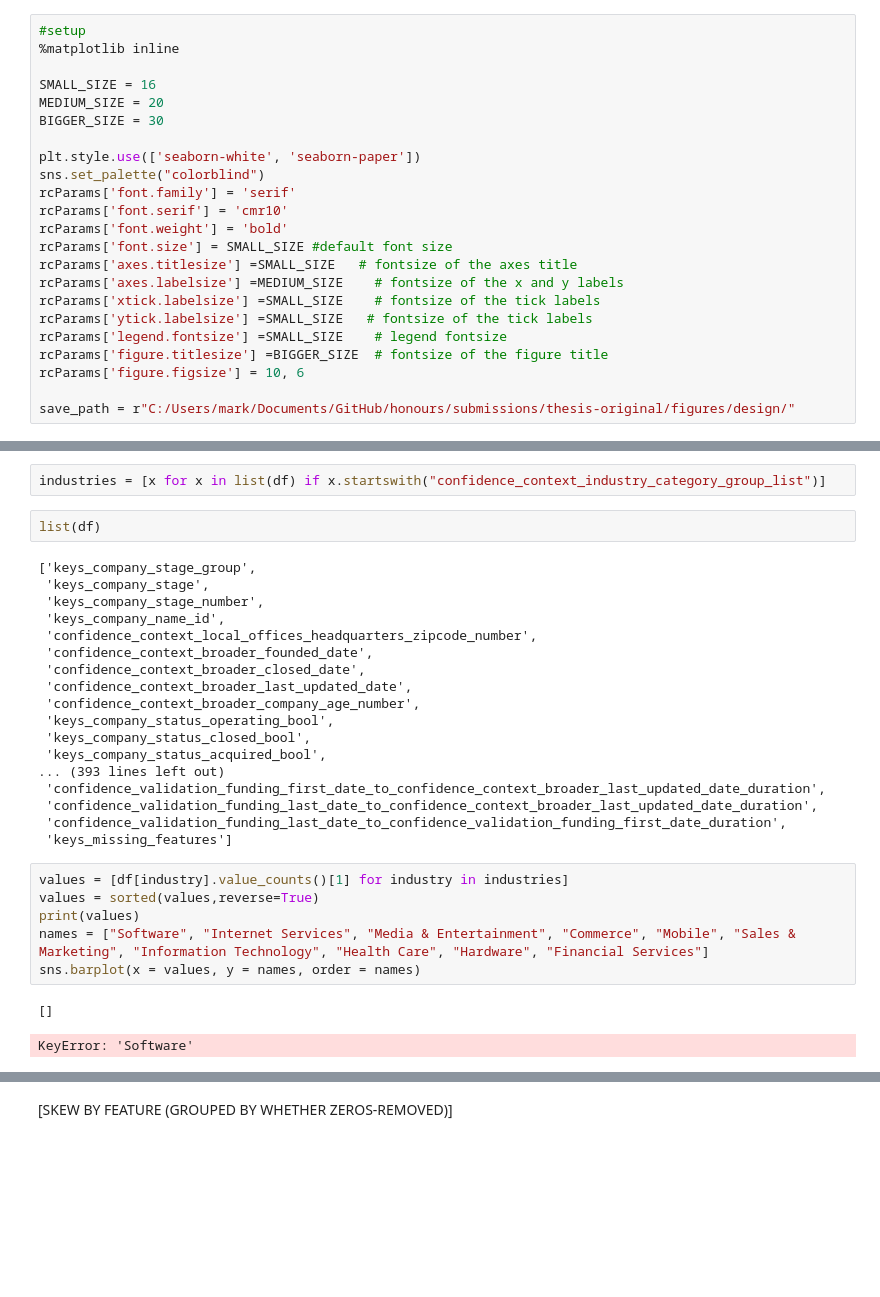
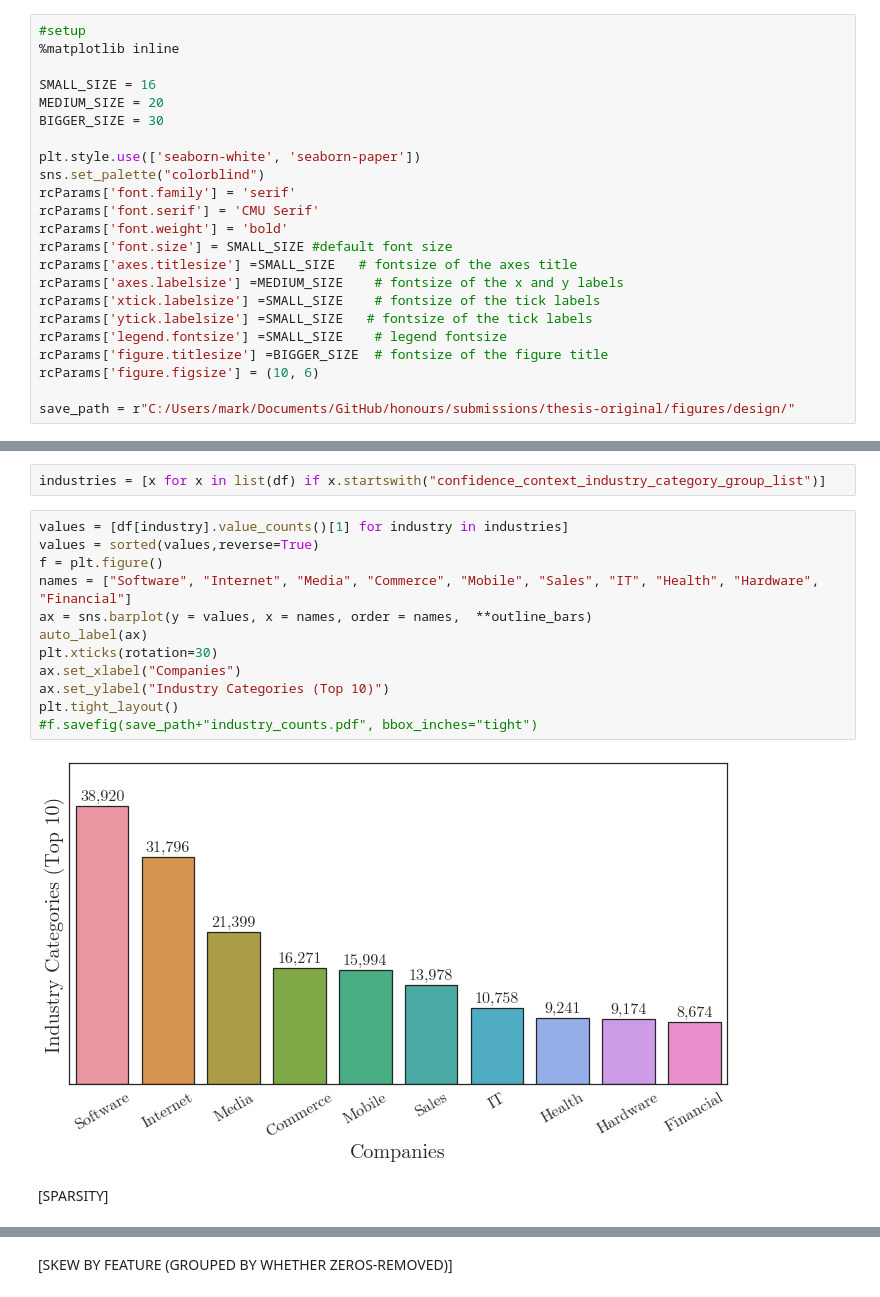
Before and after one commit to markshelton/autovc, a Jupyter notebook: dev/package/analysis/notebooks/Exploratory Statistics.ipynb, the cells around one changed output, grey strips where cells are left out. Saved outputs shown, nothing was run; the diff lists cells and outputs as text; blank space fills up the shorter version.

```diff
--- a/dev/package/analysis/notebooks/Exploratory Statistics.ipynb
+++ b/dev/package/analysis/notebooks/Exploratory Statistics.ipynb
@@ -33,7 +34,7 @@ BIGGER_SIZE = 30
 plt.style.use(['seaborn-white', 'seaborn-paper'])
 sns.set_palette("colorblind")
 rcParams['font.family'] = 'serif'
-rcParams['font.serif'] = 'cmr10'
+rcParams['font.serif'] = 'CMU Serif'
 rcParams['font.weight'] = 'bold'
 rcParams['font.size'] = SMALL_SIZE #default font size
 rcParams['axes.titlesize'] =SMALL_SIZE   # fontsize of the axes title
@@ -42,7 +43,7 @@ rcParams['xtick.labelsize'] =SMALL_SIZE    # fontsize of the tick labels
 rcParams['ytick.labelsize'] =SMALL_SIZE   # fontsize of the tick labels
 rcParams['legend.fontsize'] =SMALL_SIZE    # legend fontsize
 rcParams['figure.titlesize'] =BIGGER_SIZE  # fontsize of the figure title
-rcParams['figure.figsize'] = 10, 6
+rcParams['figure.figsize'] = (10, 6)
 
 save_path = r"C:/Users/mark/Documents/GitHub/honours/submissions/thesis-original/figures/design/"
 # %%
@@ -323,32 +304,19 @@ tab.rename(columns=namefunc)
 Table 3. Final test dataset counts grouped by company sector.
 # %%
 industries = [x for x in list(df) if x.startswith("confidence_context_industry_category_group_list")]
-# %%
-list(df)
-# %% [output]
-['keys_company_stage_group',
- 'keys_company_stage',
- 'keys_company_stage_number',
- 'keys_company_name_id',
- 'confidence_context_local_offices_headquarters_zipcode_number',
- 'confidence_context_broader_founded_date',
- 'confidence_context_broader_closed_date',
- 'confidence_context_broader_last_updated_date',
- 'confidence_context_broader_company_age_number',
- 'keys_company_status_operating_bool',
- 'keys_company_status_closed_bool',
- 'keys_company_status_acquired_bool',
-... (393 lines left out)
- 'confidence_validation_funding_first_date_to_confidence_context_broader_last_updated_date_duration',
- 'confidence_validation_funding_last_date_to_confidence_context_broader_last_updated_date_duration',
- 'confidence_validation_funding_last_date_to_confidence_validation_funding_first_date_duration',
- 'keys_missing_features']
 # %%
 values = [df[industry].value_counts()[1] for industry in industries]
 values = sorted(values,reverse=True)
-print(values)
-names = ["Software", "Internet Services", "Media & Entertainment", "Commerce", "Mobile", "Sales & Marketing", "Information Technology", "Health Care", "Hardware", "Financial Services"]
-sns.barplot(x = values, y = names, order = names)
+f = plt.figure()
+names = ["Software", "Internet", "Media", "Commerce", "Mobile", "Sales", "IT", "Health", "Hardware", "Financial"]
+ax = sns.barplot(y = values, x = names, order = names,  **outline_bars)
+auto_label(ax)
+plt.xticks(rotation=30)
+ax.set_xlabel("Companies")
+ax.set_ylabel("Industry Categories (Top 10)")
+plt.tight_layout()
+#f.savefig(save_path+"industry_counts.pdf", bbox_inches="tight")
 # %% [output]
-[]
-KeyError: 'Software'
+[figure, added]
+# %% [markdown]
+[SPARSITY]
```
Also changed, not shown: parts of 49 cells of this notebook, 19 other files.
